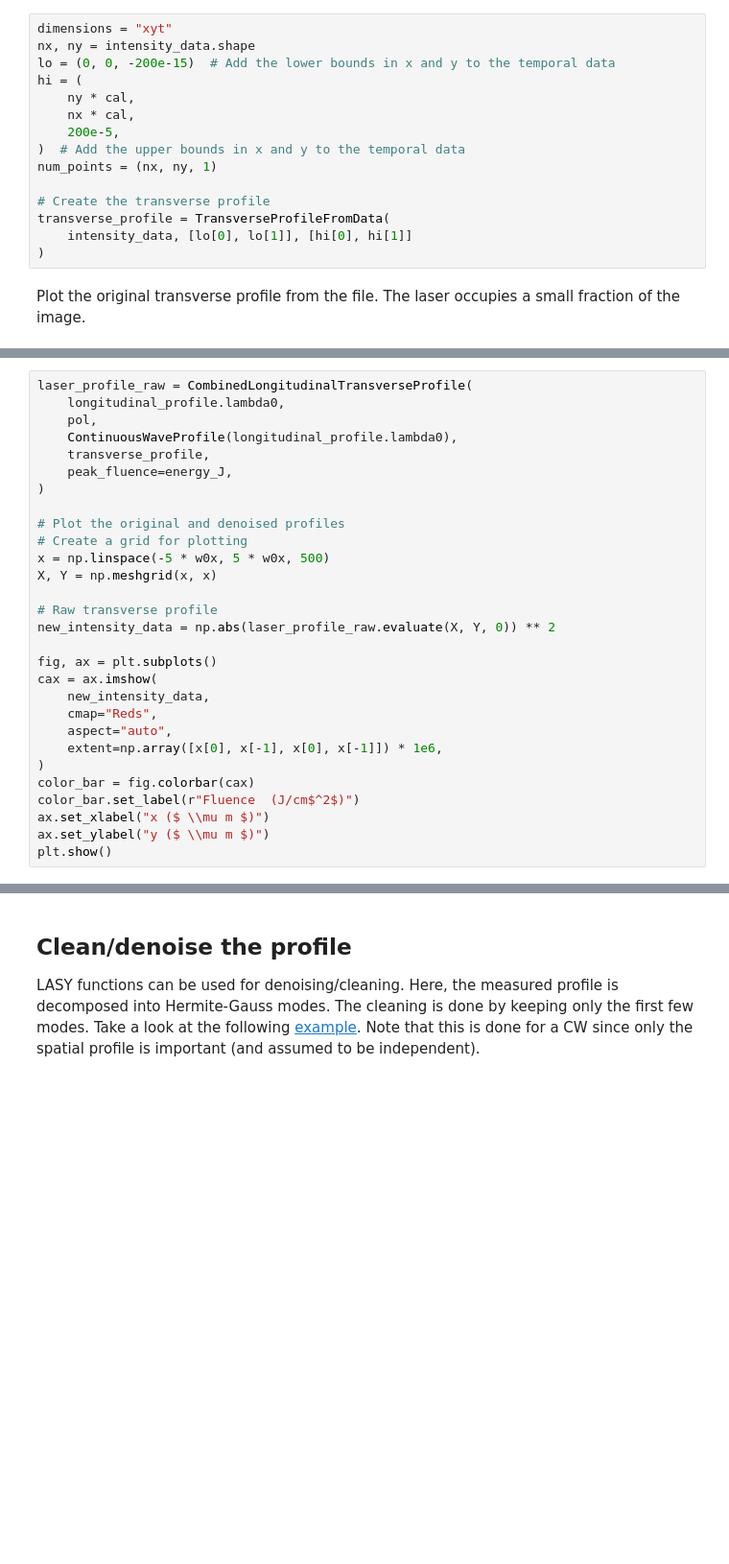
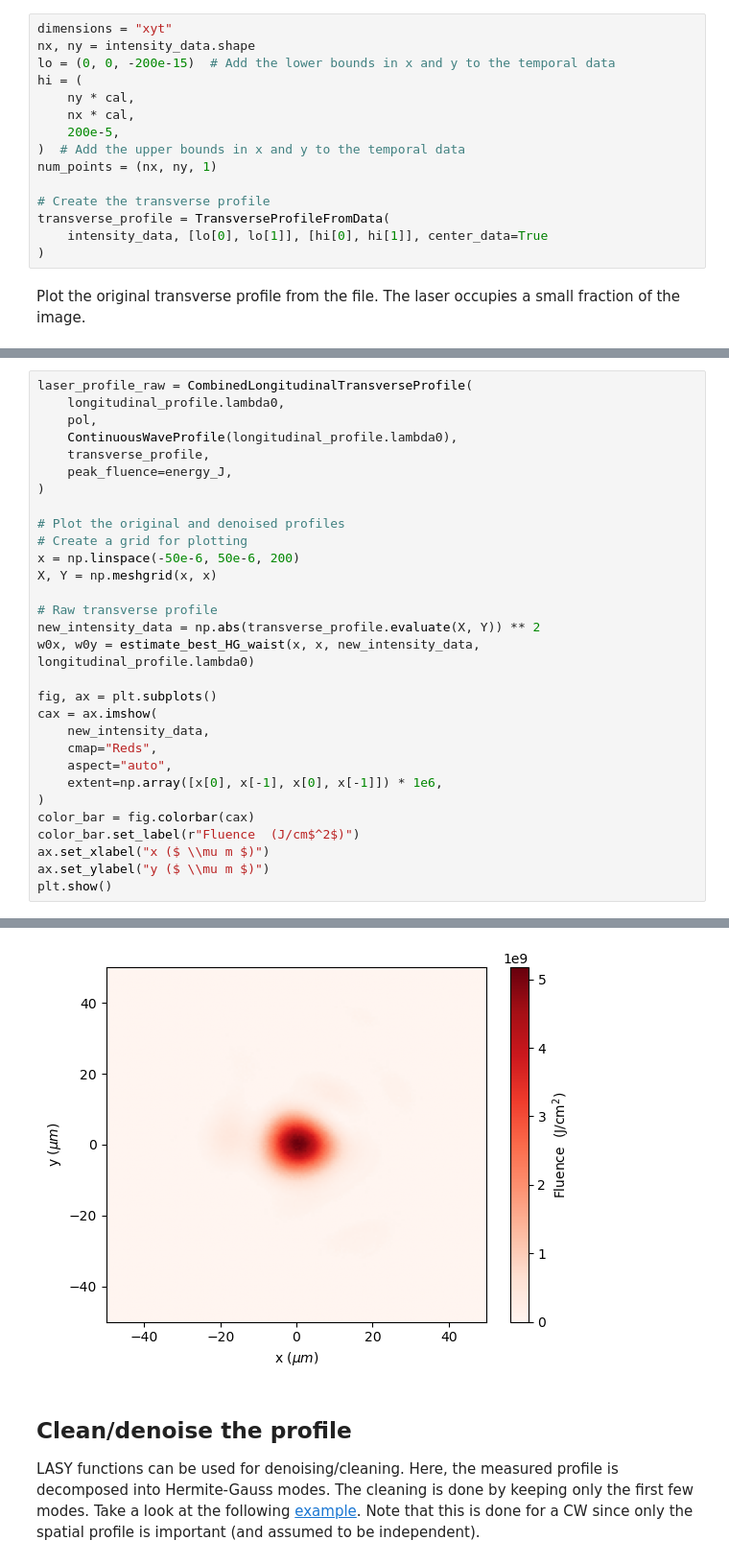
Before and after one commit to LASY-org/lasy, a Jupyter notebook: docs/source/tutorials/denoised_laser.ipynb, the cells around one changed output, grey strips where cells are left out. Shown: that part at 96% size. Cells and saved outputs as stored; diff of their text form; blank space fills up the shorter version.

```diff
--- a/docs/source/tutorials/denoised_laser.ipynb
+++ b/docs/source/tutorials/denoised_laser.ipynb
@@ -124,7 +130,7 @@ num_points = (nx, ny, 1)
 
 # Create the transverse profile
 transverse_profile = TransverseProfileFromData(
-    intensity_data, [lo[0], lo[1]], [hi[0], hi[1]]
+    intensity_data, [lo[0], lo[1]], [hi[0], hi[1]], center_data=True
 )
 # %% [markdown]
 Plot the original transverse profile from the file. The laser occupies a small fraction of the image.
@@ -186,11 +162,12 @@ laser_profile_raw = CombinedLongitudinalTransverseProfile(
 
 # Plot the original and denoised profiles
 # Create a grid for plotting
-x = np.linspace(-5 * w0x, 5 * w0x, 500)
+x = np.linspace(-50e-6, 50e-6, 200)
 X, Y = np.meshgrid(x, x)
 
 # Raw transverse profile
-new_intensity_data = np.abs(laser_profile_raw.evaluate(X, Y, 0)) ** 2
+new_intensity_data = np.abs(transverse_profile.evaluate(X, Y)) ** 2
+w0x, w0y = estimate_best_HG_waist(x, x, new_intensity_data, longitudinal_profile.lambda0)
 
 fig, ax = plt.subplots()
 cax = ax.imshow(
@@ -204,3 +181,4 @@ color_bar.set_label(r"Fluence  (J/cm$^2$)")
 ax.set_xlabel("x ($ \\mu m $)")
 ax.set_ylabel("y ($ \\mu m $)")
 plt.show()
+# %% [output]
@@ -207,3 +187,4 @@ plt.show()
+[figure, added]
 # %% [markdown]
 ## Clean/denoise the profile
 LASY functions can be used for denoising/cleaning. Here, the measured profile is decomposed into Hermite-Gauss modes. The cleaning is done by keeping only the first few modes.
```
Also changed, not shown: parts of 8 cells of this notebook.
